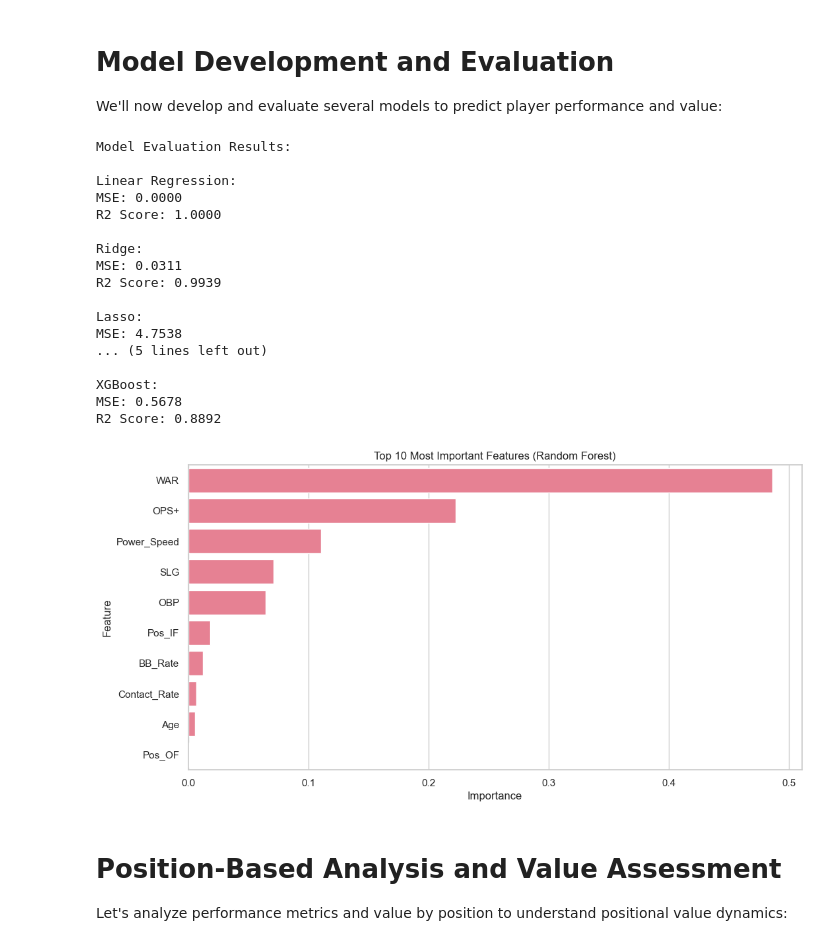
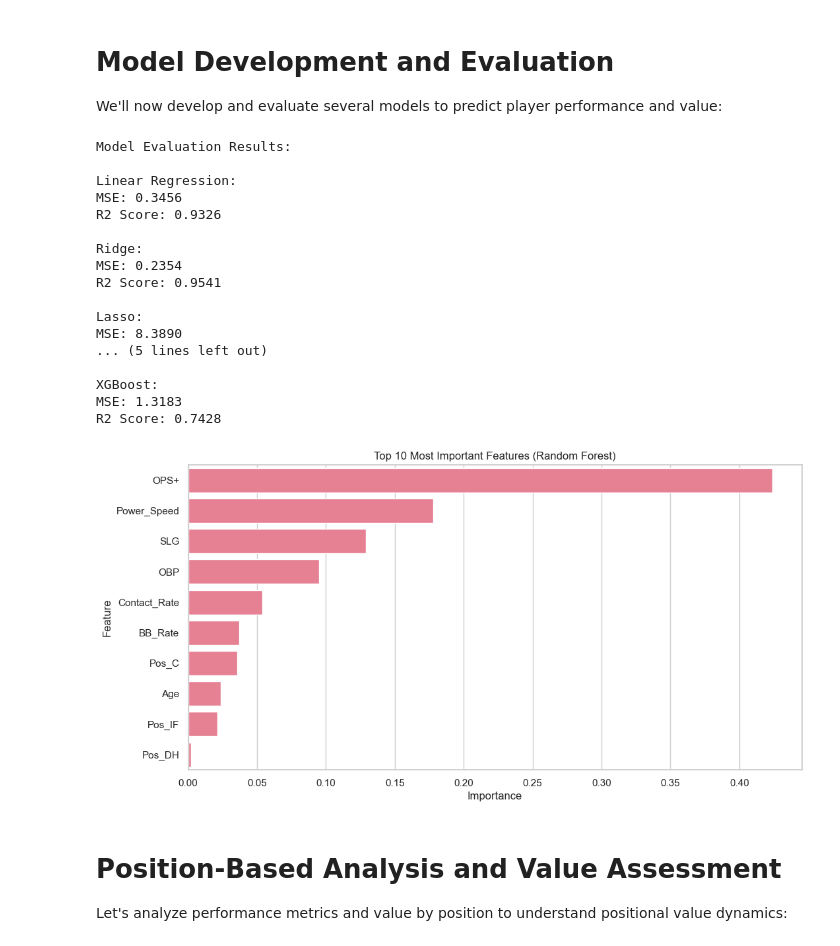
Before and after one commit to euenjin/PlayerNeeded, a Jupyter notebook: batter_analysis.ipynb, the cells around one changed output. Saved outputs shown, nothing was run; the diff lists cells and outputs as text; code cells hidden in the pictures.

```diff
--- a/batter_analysis.ipynb
+++ b/batter_analysis.ipynb
@@ -230,7 +230,7 @@ We'll now develop and evaluate several models to predict player performance and
 # Prepare data for modeling
 
 # Select features for modeling
-features = ['Age', 'OPS+', 'WAR', 'OBP', 'SLG', 'Power_Speed', 'Contact_Rate', 'BB_Rate']
+features = ['Age', 'OPS+', 'OBP', 'SLG', 'Power_Speed', 'Contact_Rate', 'BB_Rate']
 X = player_data[features]
 
 # Handle missing values
@@ -284,41 +284,41 @@ for name, model in models.items():
 print("\nModel Evaluation Results:")
 for name, metrics in results.items():
     print(f"\n{name}:")
     print(f"MSE: {metrics['MSE']:.4f}")
     print(f"R2 Score: {metrics['R2']:.4f}")
 
 # Feature importance analysis (using Random Forest)
 rf_model = results['Random Forest']['Model']
 feature_importance = pd.DataFrame({
     'Feature': X.columns,
     'Importance': rf_model.feature_importances_
 })
 feature_importance = feature_importance.sort_values('Importance', ascending=False)
 
 # Plot feature importance
 plt.figure(figsize=(12, 6))
 sns.barplot(data=feature_importance.head(10), x='Importance', y='Feature')
 plt.title('Top 10 Most Important Features (Random Forest)')
 plt.show()
 # %% [output]
 Model Evaluation Results:
 
 Linear Regression:
-MSE: 0.0000
-R2 Score: 1.0000
+MSE: 0.3456
+R2 Score: 0.9326
 
 Ridge:
-MSE: 0.0311
-R2 Score: 0.9939
+MSE: 0.2354
+R2 Score: 0.9541
 
 Lasso:
-MSE: 4.7538
+MSE: 8.3890
 ... (5 lines left out)
 
 XGBoost:
-MSE: 0.5678
-R2 Score: 0.8892
+MSE: 1.3183
+R2 Score: 0.7428
-[figure, old version]
+[figure, new version]
 # %% [markdown]
 # Position-Based Analysis and Value Assessment
 
```
